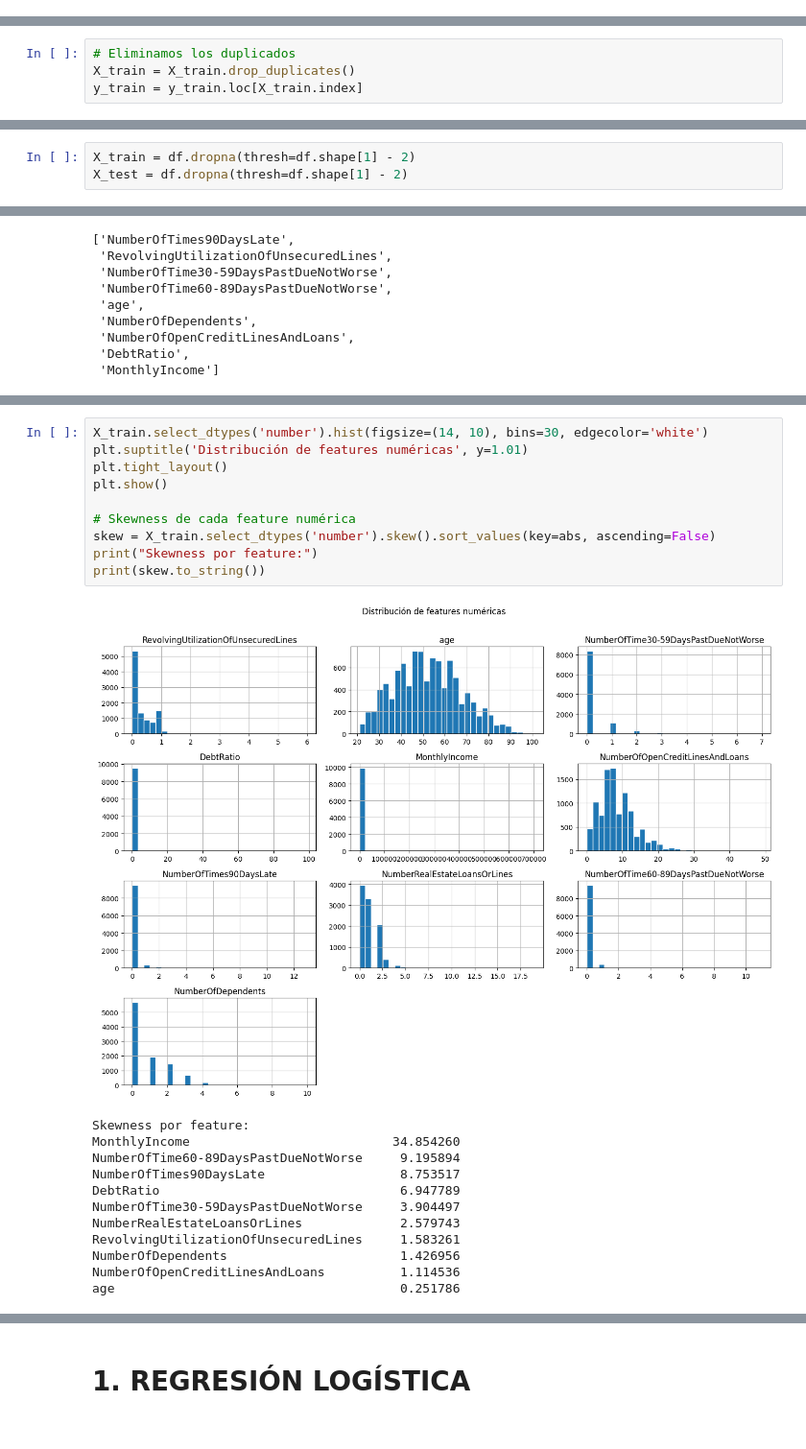
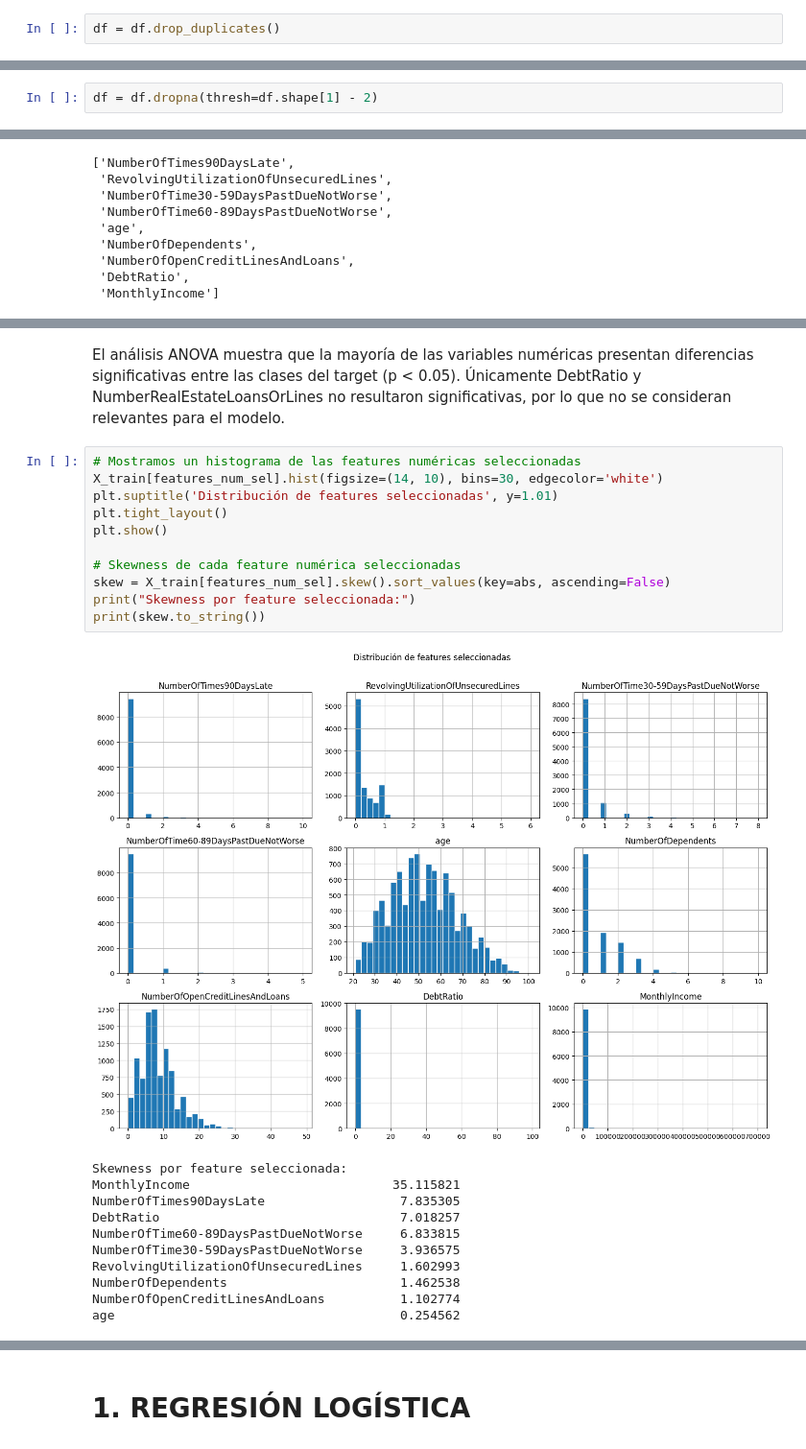
Before and after one commit to MHHsim/DS-Online-Marta-Harana, a Jupyter notebook: 04_Machine_Learning/Sprint_12/Unidad_01_ML_Supervisado_Otros_Modelos/03_Practica_Obligatoria/18_Practica_Obligatoria_Supervisado_Otros_Modelos.ipynb, the cells around one changed output, grey strips where cells are left out. Shown at 96% size. Cells and saved outputs as stored; diff of their text form.

```diff
--- a/04_Machine_Learning/Sprint_12/Unidad_01_ML_Supervisado_Otros_Modelos/03_Practica_Obligatoria/18_Practica_Obligatoria_Supervisado_Otros_Modelos.ipynb
+++ b/04_Machine_Learning/Sprint_12/Unidad_01_ML_Supervisado_Otros_Modelos/03_Practica_Obligatoria/18_Practica_Obligatoria_Supervisado_Otros_Modelos.ipynb
@@ -286,0 +291,2 @@ pinta_distribucion_categoricas(df, ['SeriousDlqin2yrs'])
+# %%
+df = df.drop_duplicates()
@@ -287,3 +319,5 @@ pinta_distribucion_categoricas(df, ['SeriousDlqin2yrs'])
+# %%
+df = df.dropna(thresh=df.shape[1] - 2)
 # %% [markdown]
 ### #2 Modelado
 # %% [markdown]
@@ -344,4 +374,0 @@ Duplicados: 11
-# %%
-# Eliminamos los duplicados
-X_train = X_train.drop_duplicates()
-y_train = y_train.loc[X_train.index]
@@ -369,6 +375,3 @@ filas_con_mas_de_2_nulos
-# %%
-X_train = df.dropna(thresh=df.shape[1] - 2)
-X_test = df.dropna(thresh=df.shape[1] - 2)
 # %%
 X_train.isnull().sum()
 # %% [output]
@@ -502,24 +499,26 @@ features_num_sel
+# %% [markdown]
+El análisis ANOVA muestra que la mayoría de las variables numéricas presentan diferencias significativas entre las clases del target (p < 0.05). Únicamente DebtRatio y NumberRealEstateLoansOrLines no resultaron significativas, por lo que no se consideran relevantes para el modelo.
 # %%
-X_train.select_dtypes('number').hist(figsize=(14, 10), bins=30, edgecolor='white')
-plt.suptitle('Distribución de features numéricas', y=1.01)
+# Mostramos un histograma de las features numéricas seleccionadas
+X_train[features_num_sel].hist(figsize=(14, 10), bins=30, edgecolor='white')
+plt.suptitle('Distribución de features seleccionadas', y=1.01)
 plt.tight_layout()
 plt.show()
 
-# Skewness de cada feature numérica
-skew = X_train.select_dtypes('number').skew().sort_values(key=abs, ascending=False)
-print("Skewness por feature:")
+# Skewness de cada feature numérica seleccionadas
+skew = X_train[features_num_sel].skew().sort_values(key=abs, ascending=False)
+print("Skewness por feature seleccionada:")
 print(skew.to_string())
 # %% [output]
-[figure, old version]
+[figure, new version]
-Skewness por feature:
-MonthlyIncome                           34.854260
-NumberOfTime60-89DaysPastDueNotWorse     9.195894
-NumberOfTimes90DaysLate                  8.753517
-DebtRatio                                6.947789
-NumberOfTime30-59DaysPastDueNotWorse     3.904497
-NumberRealEstateLoansOrLines             2.579743
-RevolvingUtilizationOfUnsecuredLines     1.583261
-NumberOfDependents                       1.426956
-NumberOfOpenCreditLinesAndLoans          1.114536
-age                                      0.251786
+Skewness por feature seleccionada:
+MonthlyIncome                           35.115821
+NumberOfTimes90DaysLate                  7.835305
+DebtRatio                                7.018257
+NumberOfTime60-89DaysPastDueNotWorse     6.833815
+NumberOfTime30-59DaysPastDueNotWorse     3.936575
+RevolvingUtilizationOfUnsecuredLines     1.602993
+NumberOfDependents                       1.462538
+NumberOfOpenCreditLinesAndLoans          1.102774
+age                                      0.254562
 # %%
```
Also changed, not shown: parts of 45 cells of this notebook, 6 other files.
